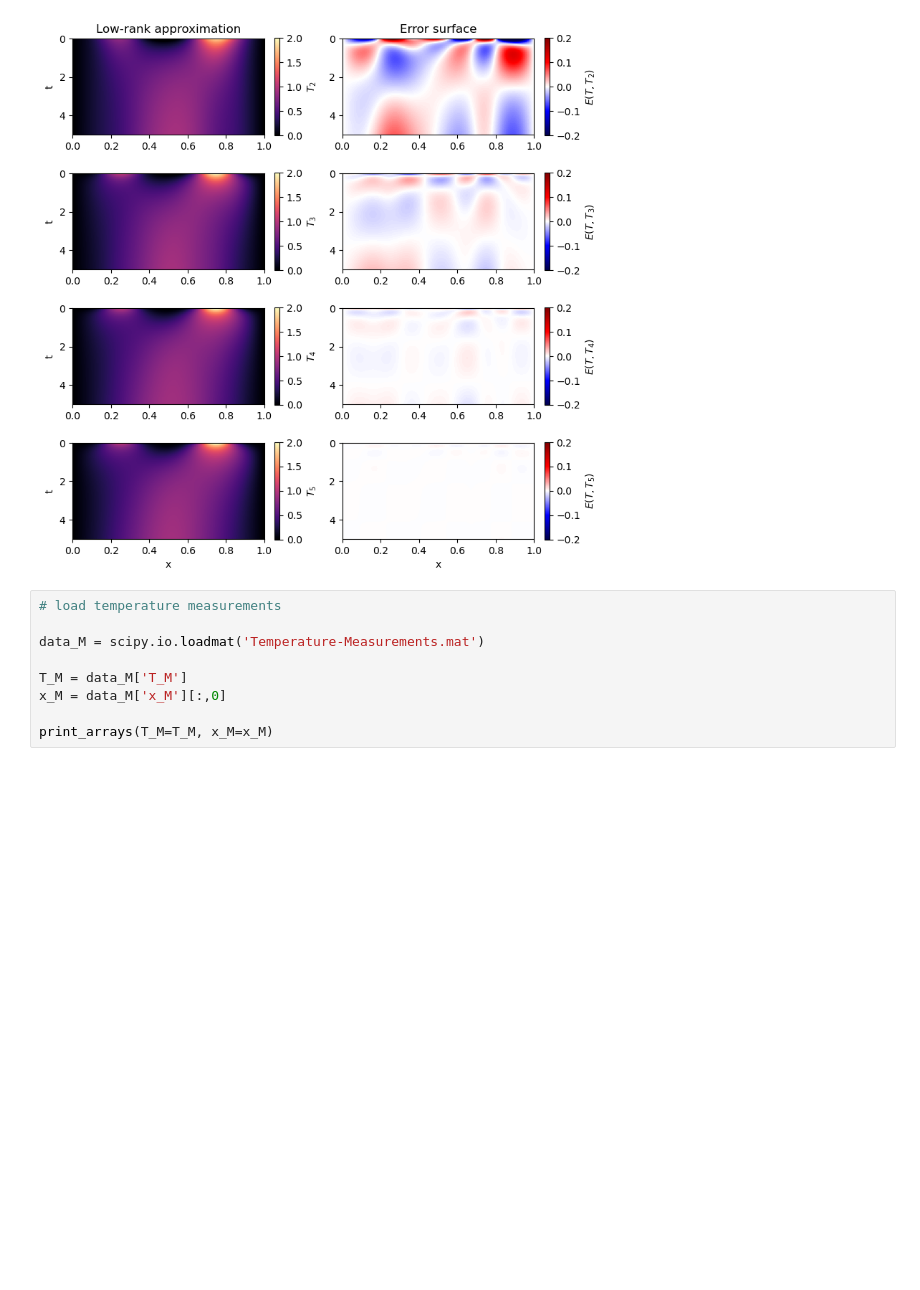
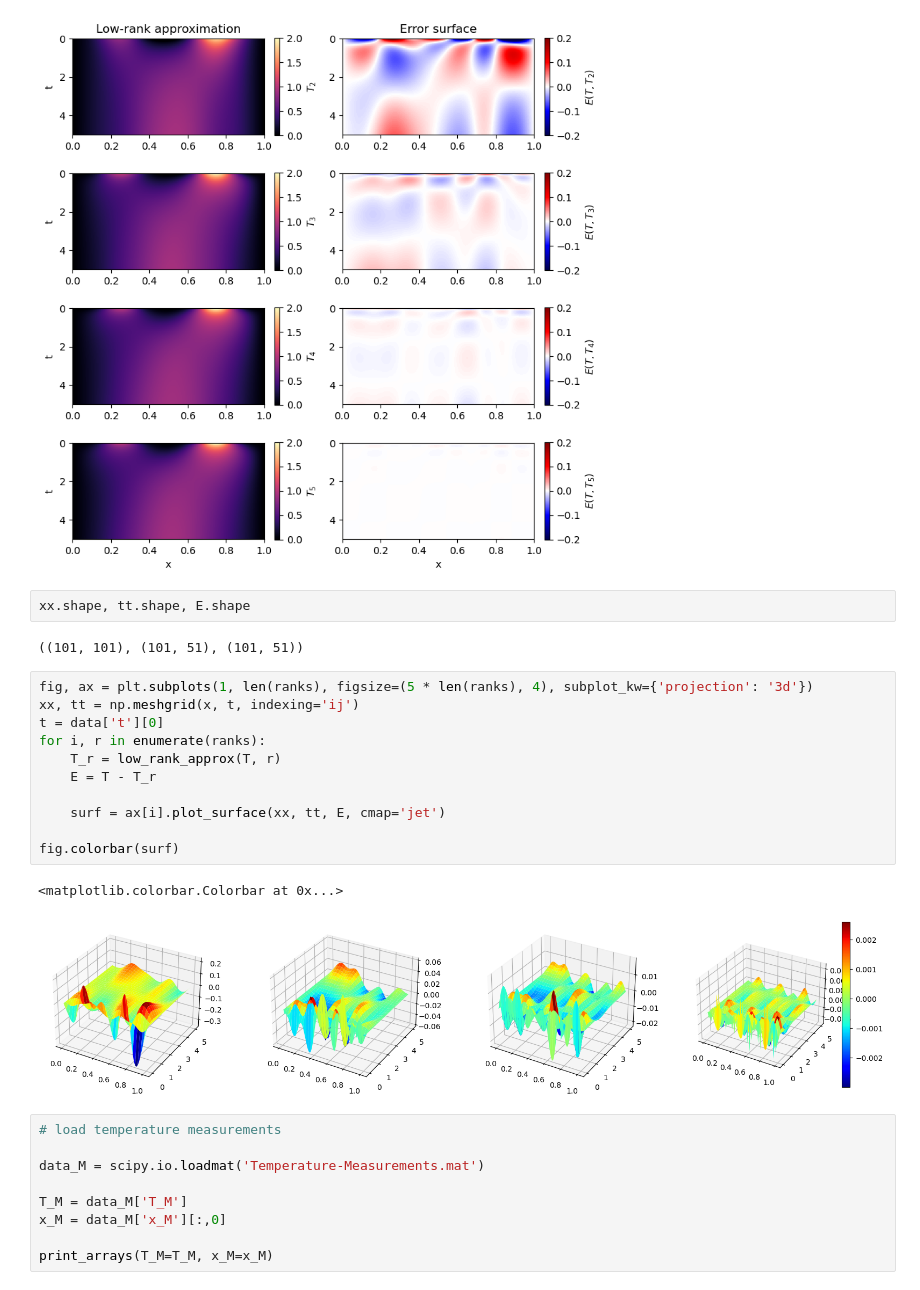
Before and after one commit to mattragoza/ME2063, a Jupyter notebook: hw5/Homework-5-1_answers.ipynb, the cells around one changed output. Drawn from its saved outputs; the diff is of its cells as text; blank space fills up the shorter version.

```diff
--- a/hw5/Homework-5-1_answers.ipynb
+++ b/hw5/Homework-5-1_answers.ipynb
@@ -215,6 +215,24 @@ fig.tight_layout()
 fig.show()
 # %% [output]
 [figure]
+# %%
+xx.shape, tt.shape, E.shape
+# %% [output]
+((101, 101), (101, 51), (101, 51))
+# %%
+fig, ax = plt.subplots(1, len(ranks), figsize=(5 * len(ranks), 4), subplot_kw={'projection': '3d'})
+xx, tt = np.meshgrid(x, t, indexing='ij')
+t = data['t'][0]
+for i, r in enumerate(ranks):
+    T_r = low_rank_approx(T, r)
+    E = T - T_r
+
+    surf = ax[i].plot_surface(xx, tt, E, cmap='jet')
+
+fig.colorbar(surf)
+# %% [output]
+<matplotlib.colorbar.Colorbar at 0x...>
+[figure, added]
 # %%
 # load temperature measurements
 
```
